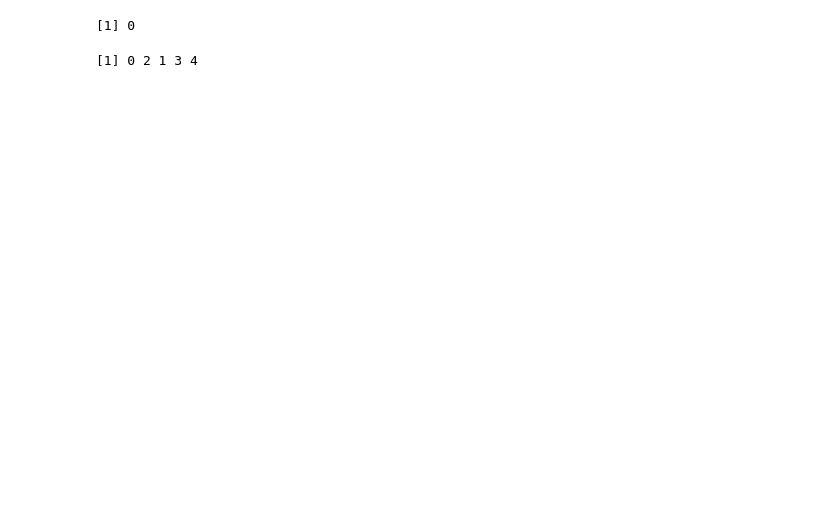
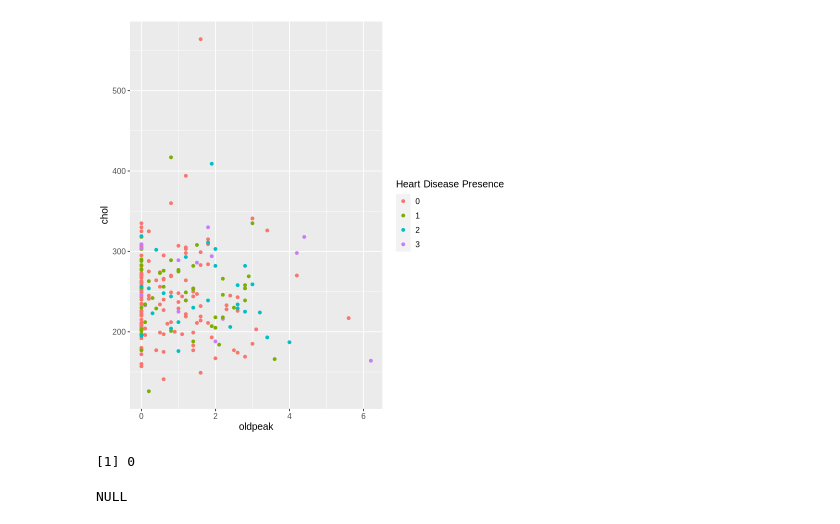
Before and after one commit to latmerlin/dsci100, a Jupyter notebook: Cleveland.ipynb, the cells around one changed output. Cells and saved outputs as stored; diff of their text form; code cells hidden in the pictures; blank space fills up the shorter version.

Commit message:
Finished most part of the exploratory analysis, and left to-dos in the comments in code cells.

```diff
--- a/Cleveland.ipynb
+++ b/Cleveland.ipynb
@@ -20,0 +52,12 @@ A data.frame: 6 × 14
+# %%
+#step 2:  clean and wrangle data
+
+#covert type
+cleveland_data_convert <- mutate(cleveland_data,ca = as.numeric(ca),heart_disease_presence = as.factor(ca))
+# cleveland_data_clean <- filter(cleveland_data, ca != "?", thal != "?") |>
+#     #convert the character ca variable to double type
+#     mutate(ca = as.numeric(ca),heart_disease_presence = as.factor(ca))
+
+# see first 6 rows to check the effect
+head(cleveland_data_convert)
+nrow(cleveland_data_convert)
@@ -20,0 +80,8 @@ A data.frame: 6 × 14
+# %%
+#Step 3:split the data to 75% training and 25% testing
+cancer_split <- initial_split(cleveland_data_convert, prop = 0.75, strata = heart_disease_presence)
+cancer_train <- training(cancer_split)
+cancer_test <- testing(cancer_split)
+
+#show traning data
+nrow(cancer_train)
@@ -20,0 +90,14 @@ A data.frame: 6 × 14
+# %%
+#Step3: construct a tibble showing how many rows have missing data using only training data
+
+#notice that there are some cell have "?" and "NA" after converting types
+question_mark__count <- data.frame(t(colSums(cancer_train == "?"))) # need to mofify this to output proper count
+question_mark__count
+
+# na__count <- data.frame(t(colSums(cleveland_data_convert == "NA")))  # need to mofify this to output proper count
+# na__count
+
+#delete these rows
+cancer_train_clean <- na.omit(cancer_train) |>
+    filter(ca != "?", thal != "?")
+nrow(cancer_train_clean)
@@ -21,11 +166,21 @@ A data.frame: 6 × 14
+# %%
+# some visualizations of the potential predictors
+oldpeak_chol <- cancer_train_clean |>
+  ggplot(aes(x = oldpeak, y = chol, color = heart_disease_presence)) +
+  geom_point() +
+  labs(color = "Heart Disease Presence") +
+  theme(text = element_text(size = 12))
+oldpeak_chol
+# %% [output]
+[figure, added]
 # %%
 total_na <- sum(is.na(cleveland_data))
 total_na
 # %% [output]
 [1] 0
 # %%
-unique_values_num <- unique(cleveland_data$num)
+unique_values_num <- unique(cancer_train_clean$num)
 unique_values_num
 # %% [output]
-[1] 0 2 1 3 4
+NULL
 # %%
```
Also changed, not shown: parts of 11 cells of this notebook.
